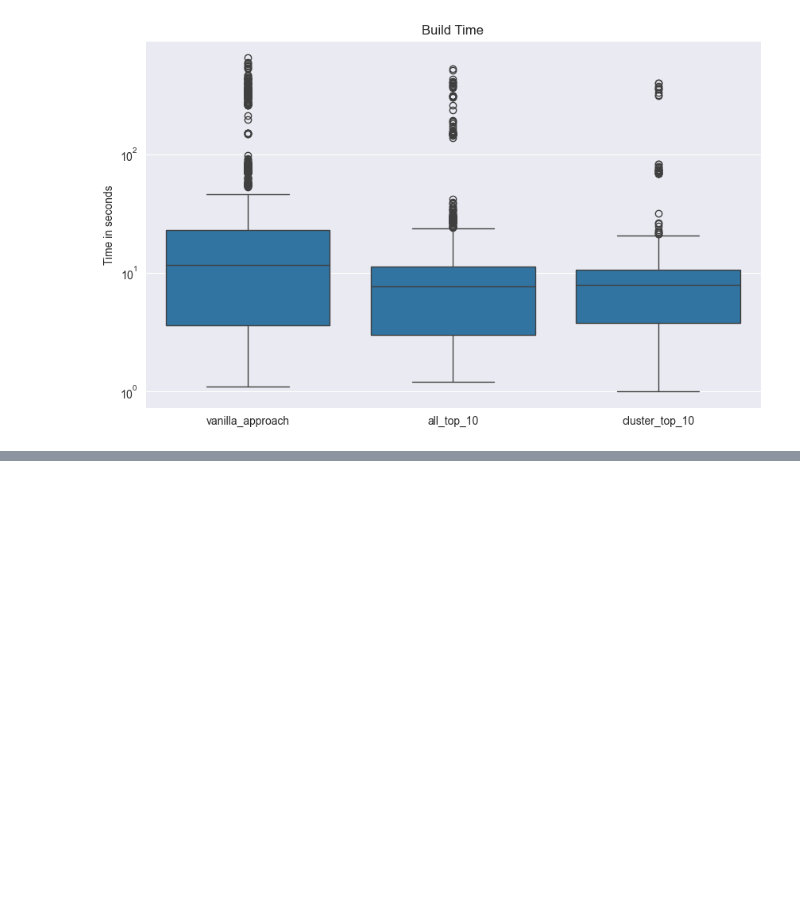
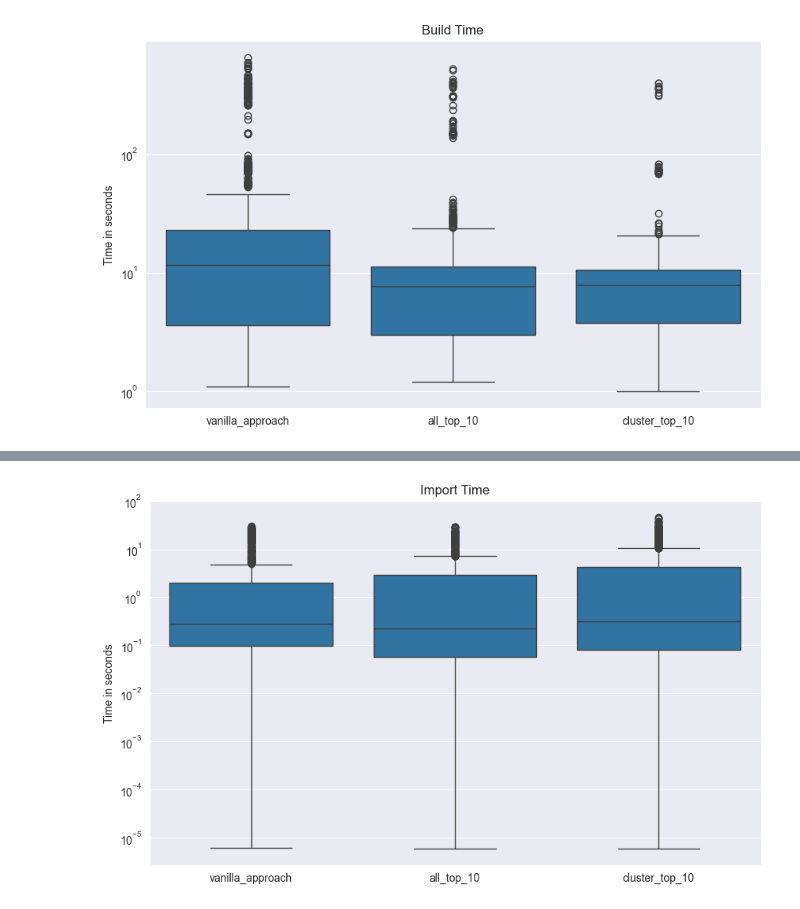
Before and after one commit to globus-labs/package-preloading, a Jupyter notebook: Plot_results.ipynb, the cells around one changed output, grey strips where cells are left out. Saved outputs shown, nothing was run; the diff lists cells and outputs as text; code cells hidden in the pictures; blank space fills up the shorter version.

```diff
--- a/Plot_results.ipynb
+++ b/Plot_results.ipynb
@@ -188,0 +500,11 @@ plt.show()
+# %%
+plt.figure(figsize=(10, 6))
+sns.boxplot(x='what', y='values', data=toplot)
+plt.xlabel('')
+plt.ylabel('Time in seconds')
+plt.title('Import Time')
+plt.yscale('log')
+#plt.yticks([0.5, 1, 3, 5],[0.5, 1, 3, 5])
+plt.show()
+# %% [output]
+[figure, added]
```
Also changed, not shown: parts of 43 cells of this notebook, 2 other files.
